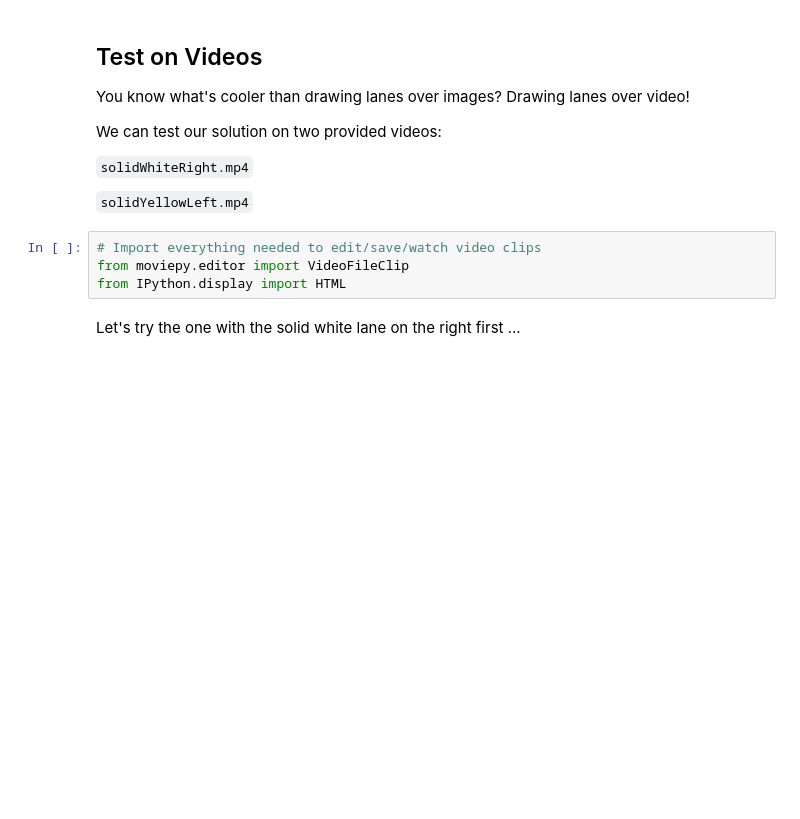
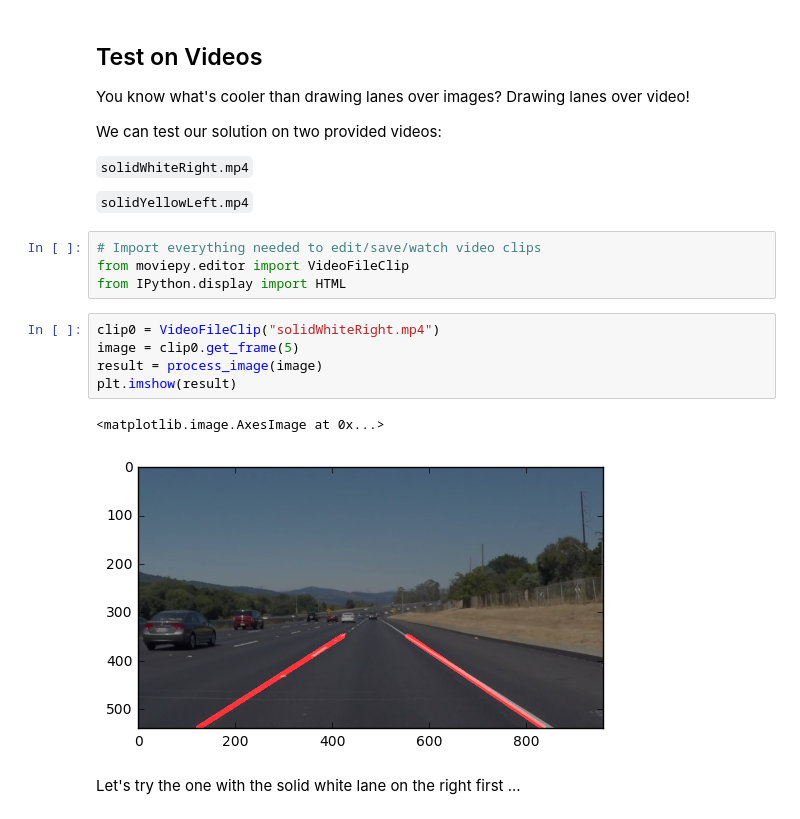
Before and after one commit to sirpsycho85/CarND-LaneLines-P1, a Jupyter notebook: P1.ipynb, the cells around one changed output. Cells and saved outputs as stored; diff of their text form; blank space fills up the shorter version.

```diff
--- a/P1.ipynb
+++ b/P1.ipynb
@@ -282,6 +283,14 @@ We can test our solution on two provided videos:
 # Import everything needed to edit/save/watch video clips
 from moviepy.editor import VideoFileClip
 from IPython.display import HTML
+# %%
+clip0 = VideoFileClip("solidWhiteRight.mp4")
+image = clip0.get_frame(5)
+result = process_image(image)
+plt.imshow(result)
+# %% [output]
+<matplotlib.image.AxesImage at 0x...>
+[figure, added]
 # %% [markdown]
 Let's try the one with the solid white lane on the right first ...
 # %%
```
Also changed, not shown: parts of 2 cells of this notebook, 1 other file.
